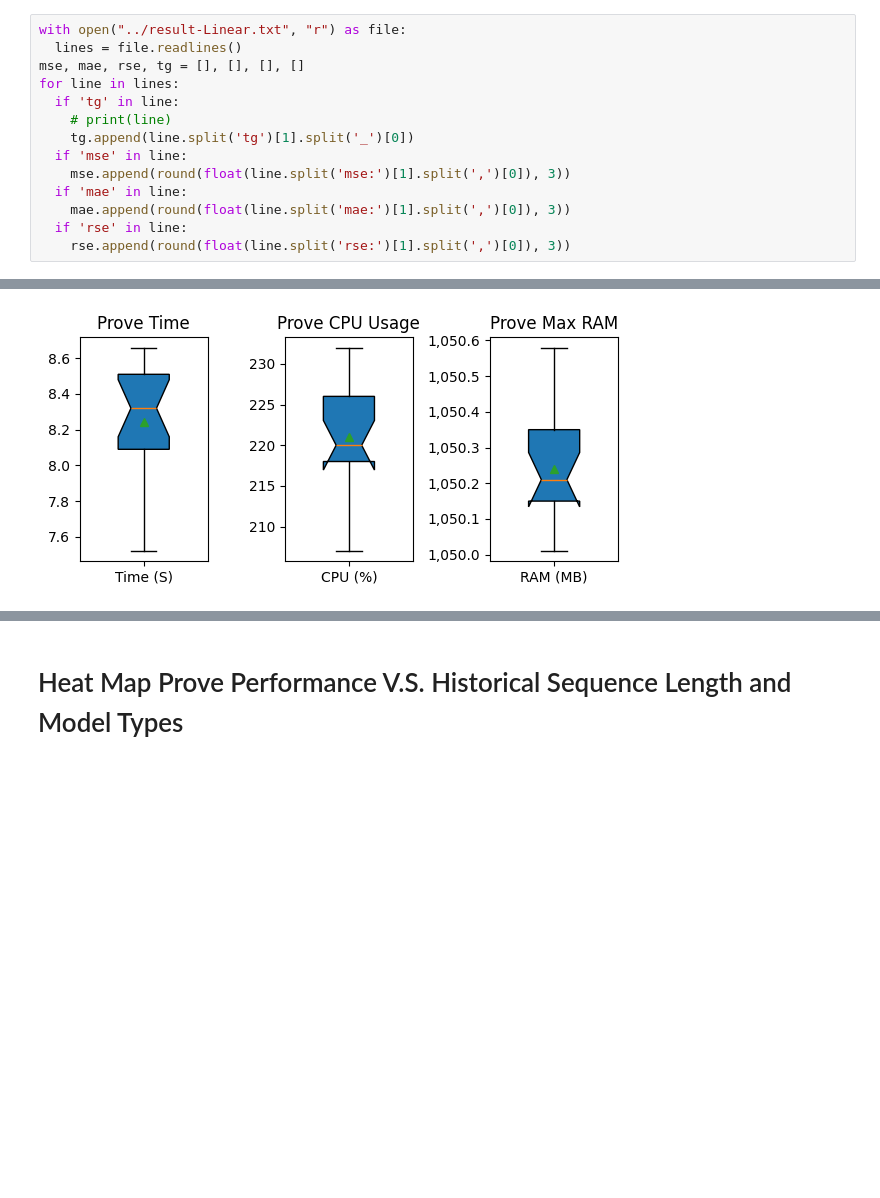
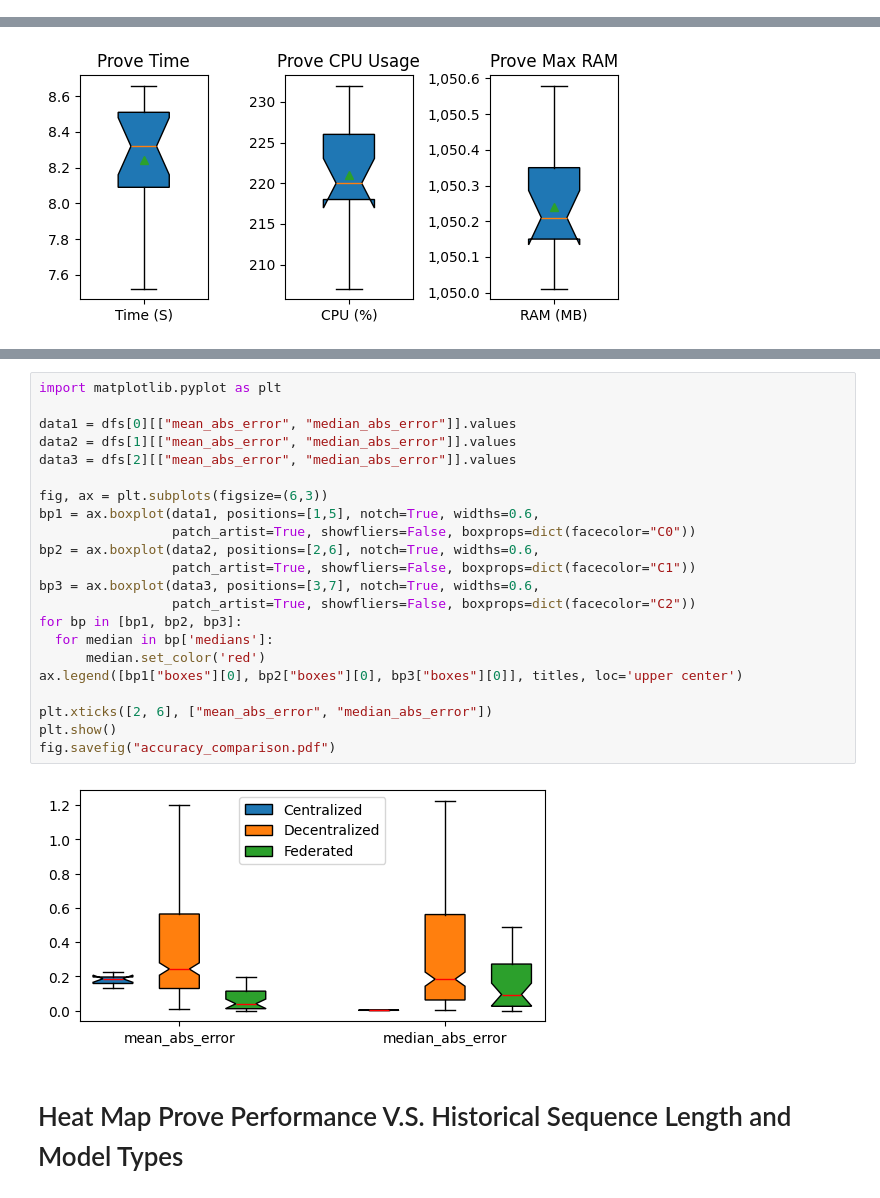
Before and after one commit to CaixiangFan/zkpet, a Jupyter notebook: src/plot.ipynb, the cells around one changed output, grey strips where cells are left out. Drawn from its saved outputs; the diff is of its cells as text; blank space fills up the shorter version.

Commit message:
plot proving accuracy

```diff
--- a/src/plot.ipynb
+++ b/src/plot.ipynb
@@ -1,16 +1,2 @@
 # %% [markdown]
 # Error Stats vs Different seq_len
-# %%
-with open("../result-Linear.txt", "r") as file:
-  lines = file.readlines()
-mse, mae, rse, tg = [], [], [], []
-for line in lines:
-  if 'tg' in line:
-    # print(line)
-    tg.append(line.split('tg')[1].split('_')[0])
-  if 'mse' in line:
-    mse.append(round(float(line.split('mse:')[1].split(',')[0]), 3))
-  if 'mae' in line:
-    mae.append(round(float(line.split('mae:')[1].split(',')[0]), 3))
-  if 'rse' in line:
-    rse.append(round(float(line.split('rse:')[1].split(',')[0]), 3))
@@ -594,3 +590,27 @@ fig.savefig('federated_perf.pdf')
+# %%
+import matplotlib.pyplot as plt
+
+data1 = dfs[0][["mean_abs_error", "median_abs_error"]].values
+data2 = dfs[1][["mean_abs_error", "median_abs_error"]].values
+data3 = dfs[2][["mean_abs_error", "median_abs_error"]].values
+
+fig, ax = plt.subplots(figsize=(6,3))
+bp1 = ax.boxplot(data1, positions=[1,5], notch=True, widths=0.6,
+                 patch_artist=True, showfliers=False, boxprops=dict(facecolor="C0"))
+bp2 = ax.boxplot(data2, positions=[2,6], notch=True, widths=0.6,
+                 patch_artist=True, showfliers=False, boxprops=dict(facecolor="C1"))
+bp3 = ax.boxplot(data3, positions=[3,7], notch=True, widths=0.6,
+                 patch_artist=True, showfliers=False, boxprops=dict(facecolor="C2"))
+for bp in [bp1, bp2, bp3]:
+  for median in bp['medians']:
+      median.set_color('red')
+ax.legend([bp1["boxes"][0], bp2["boxes"][0], bp3["boxes"][0]], titles, loc='upper center')
+
+plt.xticks([2, 6], ["mean_abs_error", "median_abs_error"])
+plt.show()
+fig.savefig("accuracy_comparison.pdf")
+# %% [output]
+[figure, added]
 # %% [markdown]
 # Heat Map Prove Performance V.S. Historical Sequence Length and Model Types
 # %%
```
Also changed, not shown: parts of 8 cells of this notebook, 2 other files.
